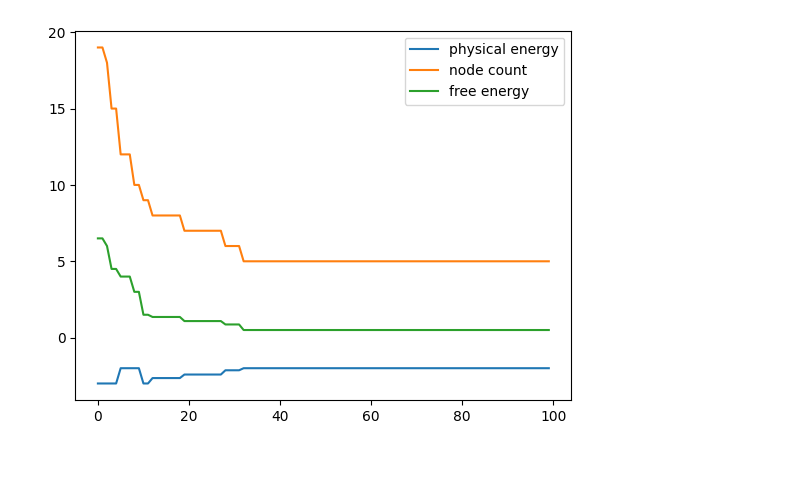
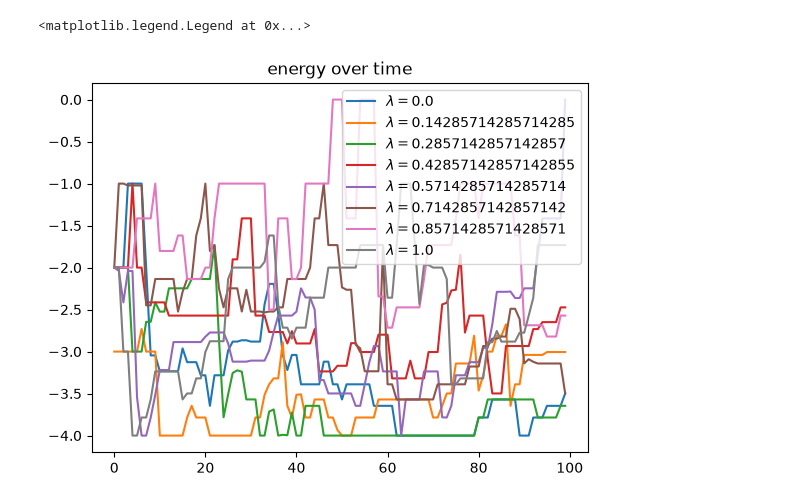
Before and after one commit to joshjkao/erqs, a Jupyter notebook: python/erqs.ipynb, the cells around one changed output. Cells and saved outputs as stored; diff of their text form; code cells hidden in the pictures; blank space fills up the shorter version.

```diff
--- a/python/erqs.ipynb
+++ b/python/erqs.ipynb
@@ -6,7 +22,29 @@ data = pd.read_csv("../build/out_l0.5.csv")
 # %%
-plt.plot(data["memory"], data["energy"])
-plt.xlabel("memory (number of nodes)")
-plt.ylabel("physical energy")
-plt.title("memory vs physical energy")
+markers = cycle(["o", "s", "^", "D", "v", "P"])
+# Scales marker area (points^2) from outer ring to inner ring based on series count
+sizes = np.linspace(160, 25, len(instances))
+
+fig, ax = plt.subplots()
+
+for i, (index, row) in enumerate(instances.iterrows()):
+    if not Path(row["out_file"]).exists():
+        print("skipping row")
+        continue
+
+    this_data = pd.read_csv(row["out_file"]).drop_duplicates(["memory", "energy"])
+    color = f"C{i % 10}"  # Explicitly grab Matplotlib's default color cycle
+
+    ax.scatter(
+        this_data["memory"],
+        this_data["energy"],
+        s=sizes[i],
+        marker=next(markers),
+        facecolors="none",
+        edgecolors=color,
+        linewidths=1.5,
+        label=f"$\\lambda = {row['lambda']}$",
+    )
+
+ax.legend()
 plt.show()
 # %% [output]
@@ -14,8 +52,14 @@ plt.show()
 # %%
-plt.plot(data.index, data["energy"], label="physical energy")
-plt.plot(data.index, data["memory"], label="node count")
-plt.plot(data.index, data["free_energy"], label="free energy")
+for index, row in instances.iterrows():
+    if not Path(row["out_file"]).exists():
+        continue
+
+    this_data = pd.read_csv(row["out_file"])
+
+    plt.plot(this_data.index, this_data["energy"], label=f"$\\lambda={row["lambda"]}$")
+
+plt.title("energy over time")
 plt.legend()
-plt.show()
 # %% [output]
+<matplotlib.legend.Legend at 0x...>
-[figure, old version]
+[figure, new version]
```
Also changed, not shown: parts of 4 cells of this notebook, 2 other files.
